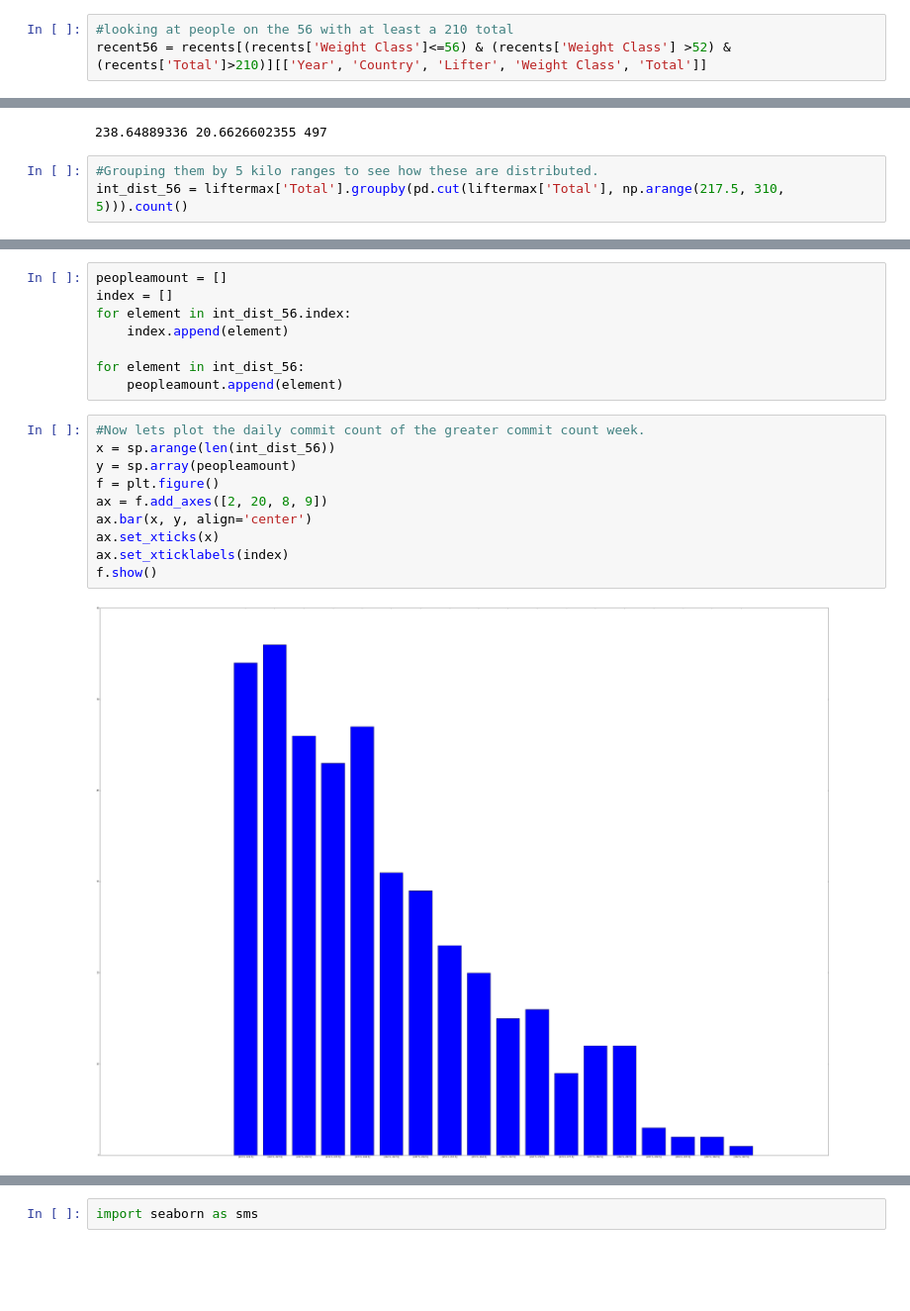
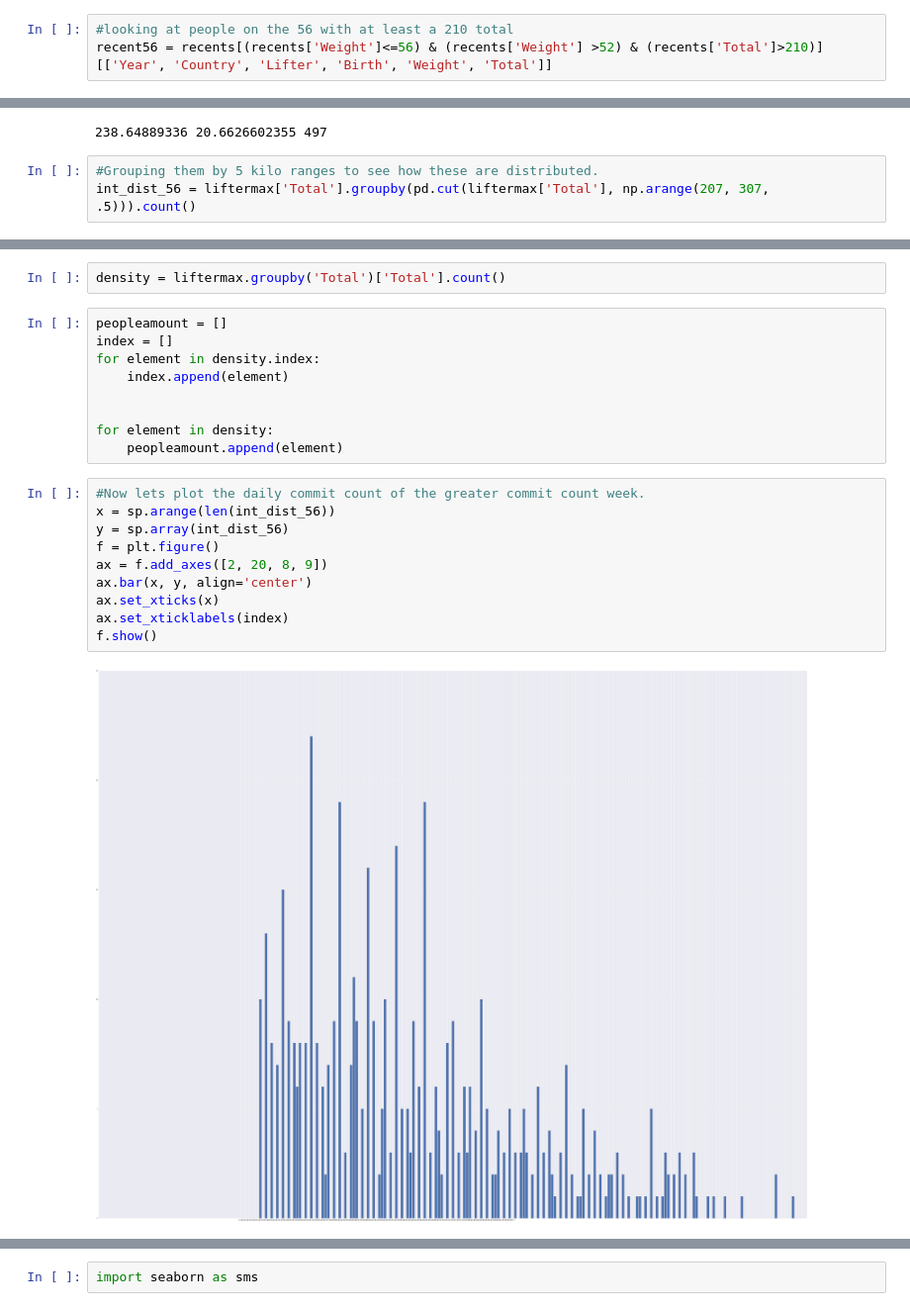
Before and after one commit to nelabdiel/worldrecordsweightlifting, a Jupyter notebook: WorldRecordsOverTime.ipynb, the cells around one changed output, grey strips where cells are left out. Shown at 99% size. Cells and saved outputs as stored; diff of their text form; blank space fills up the shorter version.

```diff
--- a/WorldRecordsOverTime.ipynb
+++ b/WorldRecordsOverTime.ipynb
@@ -481,7 +479,7 @@ with open('recent_data.pkl', 'rb') as input:
 recent_data_load = rdatar.rec
 # %%
 #looking at people on the 56 with at least a 210 total
-recent56 = recents[(recents['Weight Class']<=56) & (recents['Weight Class'] >52) & (recents['Total']>210)][['Year', 'Country', 'Lifter', 'Weight Class', 'Total']]
+recent56 = recents[(recents['Weight']<=56) & (recents['Weight'] >52) & (recents['Total']>210)][['Year', 'Country', 'Lifter', 'Birth', 'Weight', 'Total']]
 # %%
 #of those people choose their best total.
 liftermax = pd.DataFrame(recent56.groupby('Lifter')['Total'].max(), columns= ['Total'])
@@ -501,4 +499,4 @@ print liftermax['Total'].mean(), liftermax['Total'].std(), len(liftermax)
 238.64889336 20.6626602355 497
 # %%
 #Grouping them by 5 kilo ranges to see how these are distributed.
-int_dist_56 = liftermax['Total'].groupby(pd.cut(liftermax['Total'], np.arange(217.5, 310, 5))).count()
+int_dist_56 = liftermax['Total'].groupby(pd.cut(liftermax['Total'], np.arange(207, 307, .5))).count()
@@ -528,21 +503,24 @@ Name: Total, dtype: int64
+# %%
+density = liftermax.groupby('Total')['Total'].count()
 # %%
 peopleamount = []
 index = []
-for element in int_dist_56.index:
+for element in density.index:
     index.append(element)
 
-for element in int_dist_56:
+
+for element in density:
     peopleamount.append(element)
 # %%
 #Now lets plot the daily commit count of the greater commit count week.
 x = sp.arange(len(int_dist_56))
-y = sp.array(peopleamount)
+y = sp.array(int_dist_56)
 f = plt.figure()
 ax = f.add_axes([2, 20, 8, 9])
 ax.bar(x, y, align='center')
 ax.set_xticks(x)
 ax.set_xticklabels(index)
 f.show()
 # %% [output]
-[figure, old version]
+[figure, new version]
 # %%
```
Also changed, not shown: parts of 27 cells of this notebook, 7 other files.
